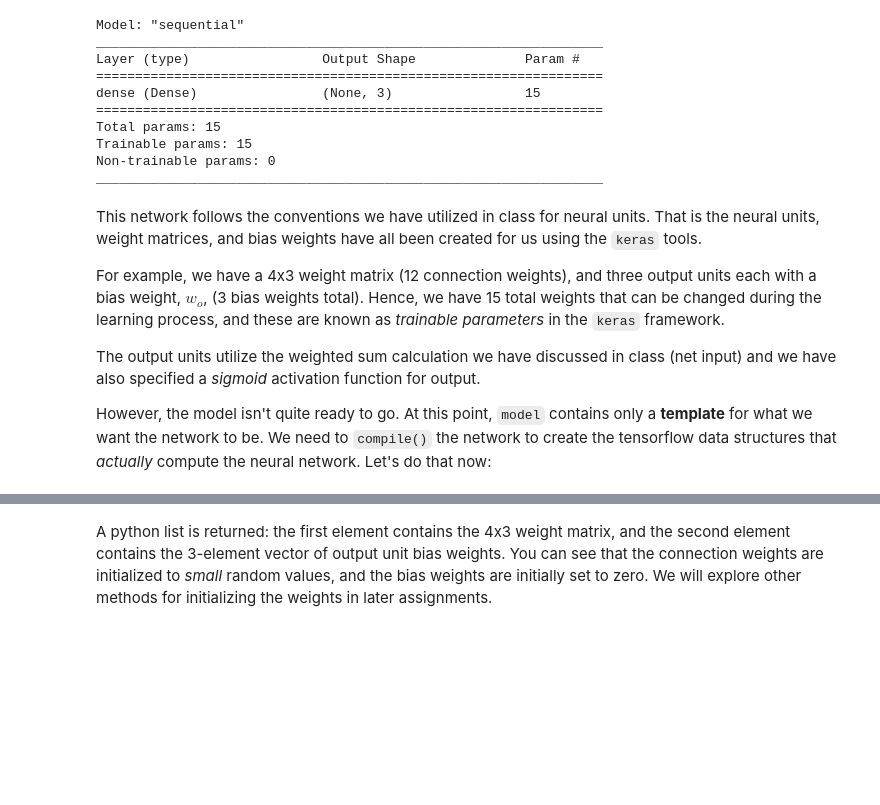
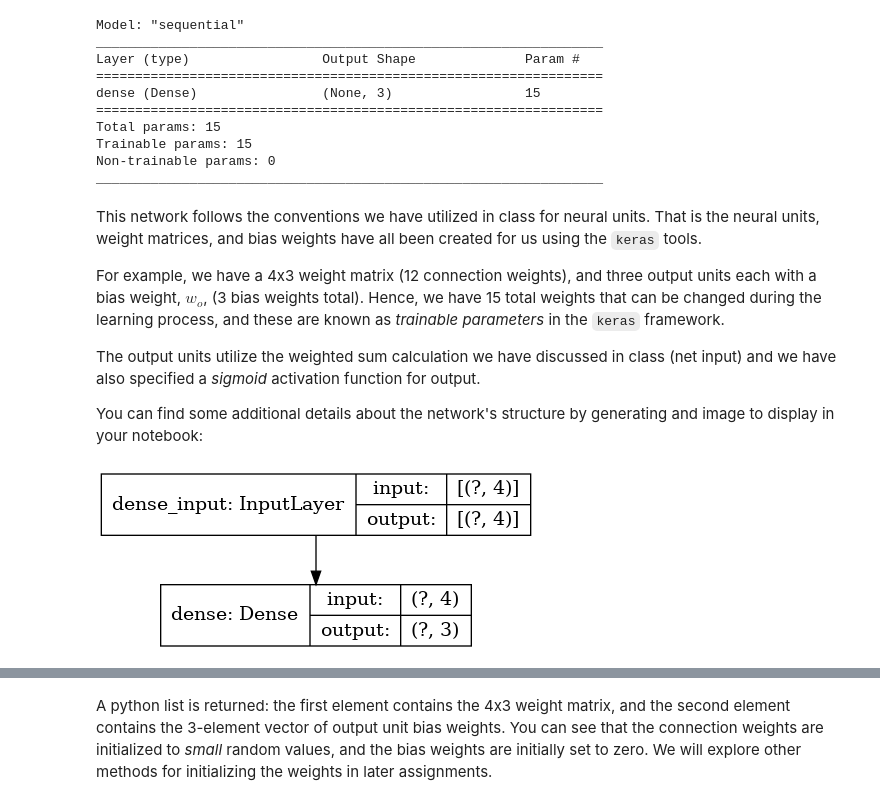
Before and after one commit to CSCI4850/notebook-examples, a Jupyter notebook: Feed-forward Neural Networks/Single Layer Networks.ipynb, the cells around one changed output, grey strips where cells are left out. Cells and saved outputs as stored; diff of their text form; code cells hidden in the pictures; blank space fills up the shorter version.

```diff
--- a/Feed-forward Neural Networks/Single Layer Networks.ipynb
+++ b/Feed-forward Neural Networks/Single Layer Networks.ipynb
@@ -177,4 +178,9 @@ For example, we have a 4x3 weight matrix (12 connection weights), and three outp
 
 The output units utilize the weighted sum calculation we have discussed in class (net input) and we have also specified a _sigmoid_ activation function for output.
 
-However, the model isn't quite ready to go. At this point, `model` contains only a **template** for what we want the network to be. We need to `compile()` the network to create the tensorflow data structures that _actually_ compute the neural network. Let's do that now:
+You can find some additional details about the network's structure by generating and image to display in your notebook:
+# %%
+keras.utils.plot_model(model,to_file='single_layer_network.png',
+                       show_shapes=True,expand_nested=True)
+# %% [output]
+[figure, added]
```
Also changed, not shown: parts of 52 cells of this notebook, 2 other files.
